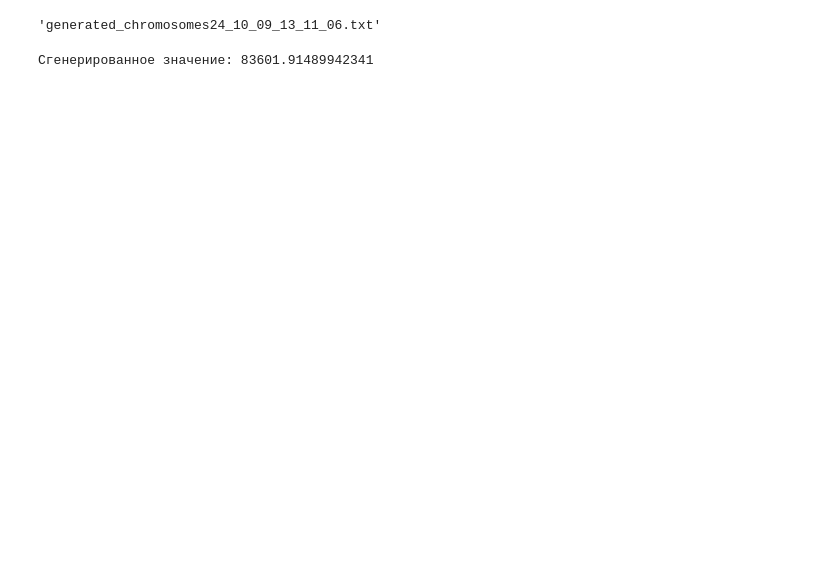
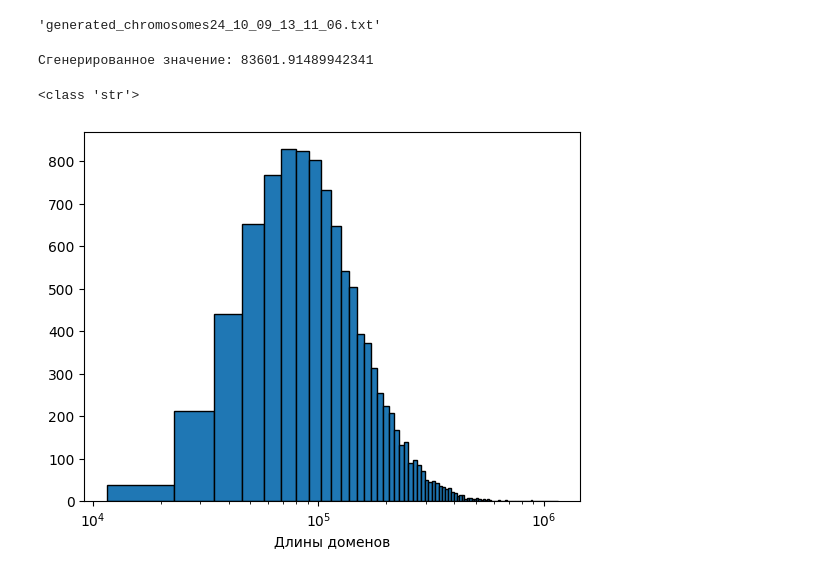
Before and after one commit to konstantin-stepovoi/imb_msc_thesis, a Jupyter notebook: Untitled.ipynb, the cells around one changed output. Cells and saved outputs as stored; diff of their text form; code cells hidden in the pictures; blank space fills up the shorter version.

```diff
--- a/Untitled.ipynb
+++ b/Untitled.ipynb
@@ -29,0 +33,22 @@ print(f'Сгенерированное значение: {random_value}')
+# %%
+with open('domens_l.txt', 'r') as file:
+    lines = file.readlines()
+
+print(type(lines[1]))
+# %% [output]
+<class 'str'>
+# %%
+from DomenSorter import generate_lognormal_value
+from parameters import Config
+config = Config()
+lin = []
+for _ in range(10000):
+    lin.append(float(generate_lognormal_value(median=config.domen_length,
+                                                         lower_bound=config.min_dom_length, upper_bound=config.max_dom_length)))
+# %%
+plt.hist(lin, bins = 100, edgecolor = 'black')
+plt.xscale('log')
+plt.xlabel('Длины доменов')
+plt.show()
+# %% [output]
+[figure, added]
```
Also changed, not shown: parts of 3 cells of this notebook, 12 other files.
